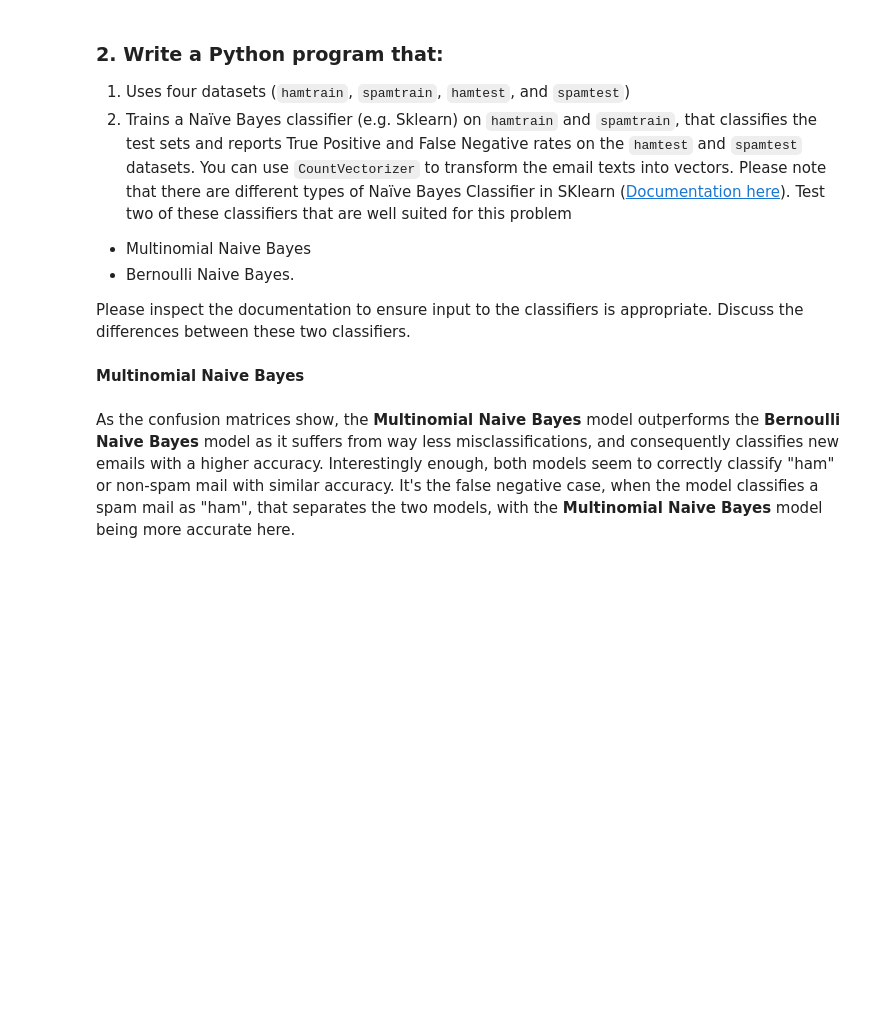
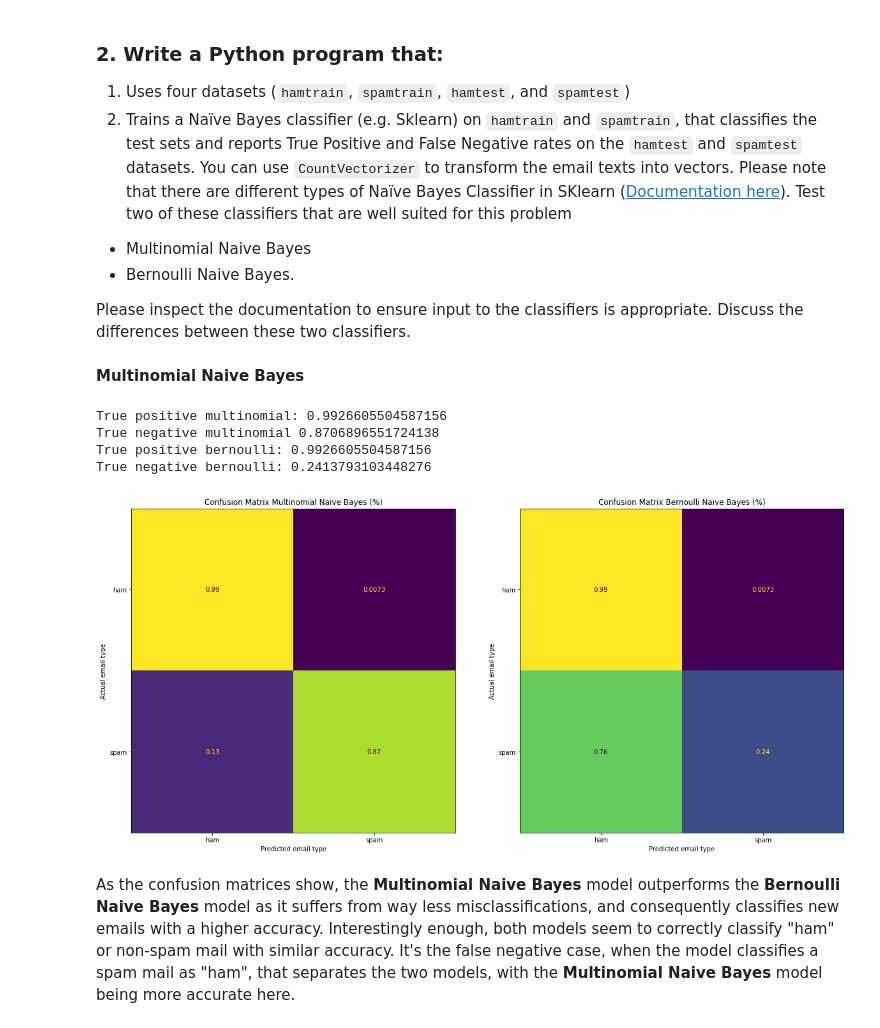
Before and after one commit to lukasmartinsson/dat405, a Jupyter notebook: assignment_4/DAT405_Assignment4.ipynb, the cells around one changed output. Saved outputs shown, nothing was run; the diff lists cells and outputs as text; code cells hidden in the pictures; blank space fills up the shorter version.

Commit message:
Fixed CM and print more detailed TP FN

```diff
--- a/assignment_4/DAT405_Assignment4.ipynb
+++ b/assignment_4/DAT405_Assignment4.ipynb
@@ -89,33 +113,54 @@ Please inspect the documentation to ensure input to the classifiers is appropria
 # %%
 from sklearn.naive_bayes import MultinomialNB, BernoulliNB
 from sklearn.metrics import plot_confusion_matrix, confusion_matrix
 
-def compare_naive_bayes(X_train, X_test, y_train, y_test, cv=None):
+
+def compare_naive_bayes(X_train, X_test, y_train, y_test, cv=None, fit_prior = None):
   # instantiate a Count Vectorizer and fit for training data
   if cv is None:
     cv = CountVectorizer()
 
   X_train_vector = cv.fit_transform(X_train)
   X_test_vector = cv.transform(X_test)
 
   # fit models using training vector
   multinomial_naive_bayes = MultinomialNB().fit(X_train_vector, y_train)
   bernoulli_naive_bayes = BernoulliNB().fit(X_train_vector, y_train)
 
   # make predictions on the test data
   y_pred_multinomial = multinomial_naive_bayes.predict(X_test_vector)
   y_pred_bernoulli = bernoulli_naive_bayes.predict(X_test_vector)
 
+  # calculate the true positive and false negatives
+  tn1, fp1, fn1, tp1 = confusion_matrix(y_test,y_pred_multinomial).ravel()
+  tn2, fp2, fn2, tp2 = confusion_matrix(y_test,y_pred_bernoulli).ravel()
+
+  print ("True positive multinomial: " + str(tn1/(fp1+tn1)))
+  print ("True negative multinomial " + str(tp1/(fn1+tp1)))
+  print ("True positive bernoulli: " + str(tn2/(fp2+tn2)))
+  print ("True negative bernoulli: " + str(tp2/(fn2+tp2)))
+
   # plot confusion matrices
-  fig, (ax1, ax2, ax3) = plt.subplots(nrows=1, ncols=3, figsize=(20,10))
-  plot_confusion_matrix(multinomial_naive_bayes, X_test_vector, y_test, ax=ax1, colorbar=None)
-  ax1.set_title("Confusion Matrix Multinomial Naive Bayes")
-  plot_confusion_matrix(bernoulli_naive_bayes, X_test_vector, y_test, ax=ax2, colorbar=True)
-  ax2.set_title('Confusion Matrix Bernoulli Naive Bayes')
+  fig, (ax1, ax2) = plt.subplots(nrows=1, ncols=2, figsize=(20,10))
+  plot_confusion_matrix(multinomial_naive_bayes, X_test_vector, y_test, ax=ax1, colorbar=False, normalize='true')
+  ax1.set_title("Confusion Matrix Multinomial Naive Bayes (%)")
+  ax1.set_xlabel("Predicted email type")
+  ax1.set_ylabel("Actual email type")
+  plot_confusion_matrix(bernoulli_naive_bayes, X_test_vector, y_test, ax=ax2, colorbar=False, normalize='true')
+  ax2.set_title('Confusion Matrix Bernoulli Naive Bayes (%)')
+  ax2.set_xlabel("Predicted email type")
+  ax2.set_ylabel("Actual email type")
   # cf = confusion_matrix(y_test, bernoulli_naive_bayes.predict(X_test_vector))
   # plt.colorbar(cf, ax=ax3)
 
-compare_naive_bayes(X_train, X_test, y_train, y_test),
+
+compare_naive_bayes(X_train, X_test, y_train, y_test)
+# %% [output]
+True positive multinomial: 0.9926605504587156
+True negative multinomial 0.8706896551724138
+True positive bernoulli: 0.9926605504587156
+True negative bernoulli: 0.2413793103448276
+[figure, added]
 # %% [markdown]
 As the confusion matrices show, the **Multinomial Naive Bayes** model outperforms the **Bernoulli Naive Bayes** model as it suffers from way less misclassifications, and consequently classifies new emails with a higher accuracy. Interestingly enough, both models seem to correctly classify "ham" or non-spam mail with similar accuracy. It's the false negative case, when the model classifies a spam mail as "ham", that separates the two models, with the **Multinomial Naive Bayes** model being more accurate here.
 # %% [markdown]
```
Also changed, not shown: parts of 17 cells of this notebook.
